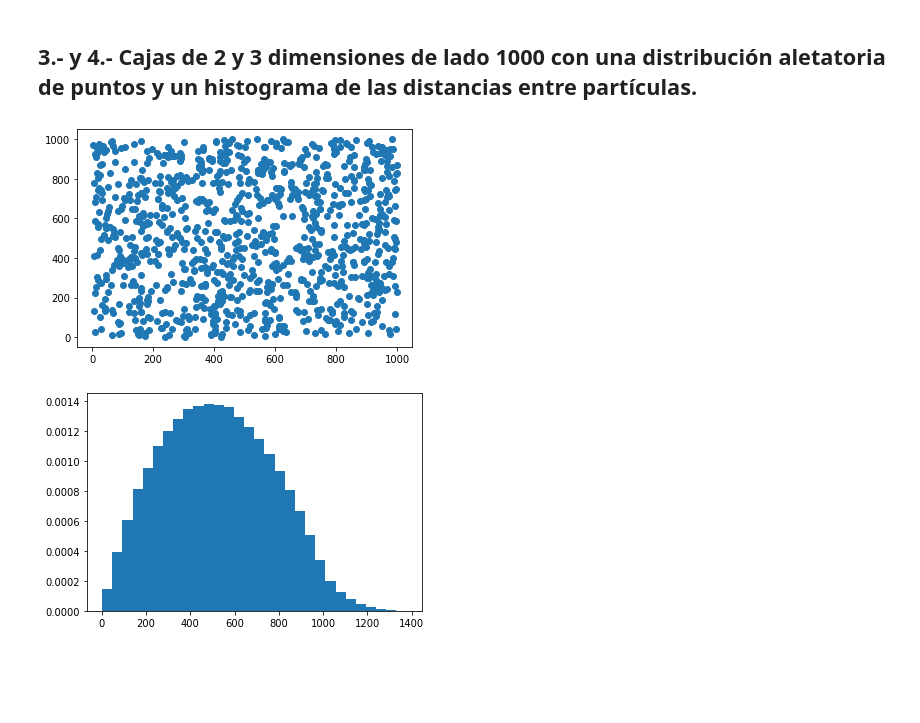
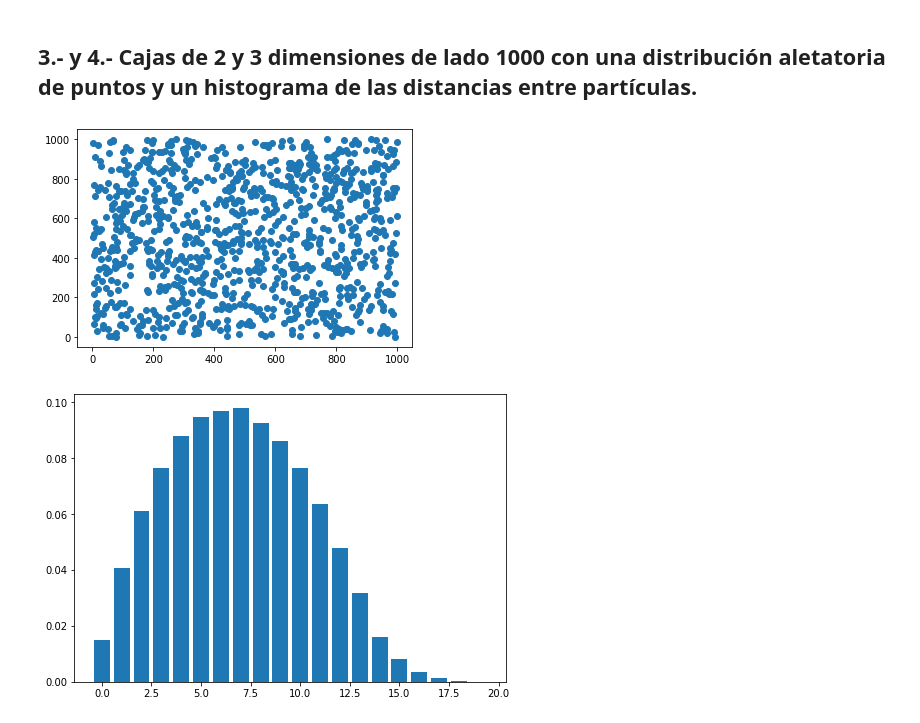
Before and after one commit to LabAvanzadoCosmo/ejercicios-FabianHdzGtz, a Jupyter notebook: Ejercicios1/fourier.ipynb, the cells around one changed output. Cells and saved outputs as stored; diff of their text form; code cells hidden in the pictures; blank space fills up the shorter version.

```diff
--- a/Ejercicios1/fourier.ipynb
+++ b/Ejercicios1/fourier.ipynb
@@ -168,26 +168,38 @@ Los datos obtenidos de la función fft de la paquetería SciPy están en "orden
 # %% [markdown]
 ## 3.- y 4.- Cajas de 2 y 3 dimensiones de lado 1000 con una distribución aletatoria de puntos y un histograma de las distancias entre partículas.
 # %%
+L=1000.0
+num_bins=20
+rango=np.sqrt(2)*L/num_bins
+bins = [[i*rango +0.001, (i+1)*rango] for i in range(num_bins)]
+cuentas = [0 for i in bins]
+
 
 M=1000
 r= np.zeros(shape=(M,2), dtype=float)
-r[:,0]=np.random.uniform(0.0,1000.0 ,M)
-r[:,1] = np.random.uniform(0.0,1000.0 ,M)
+r[:,0]=np.random.uniform(0.0,L ,M)
+r[:,1] = np.random.uniform(0.0,L ,M)
 ax = plt.axes()
 ax.scatter(r[:,0], r[:,1]);
 plt.show()
 
-D=np.zeros(shape=(M,M), dtype=float)
 for i in range(M):
     for j in range(i+1,M):
         dr = r[j]-r[i]
-        D[i,j] = np.sqrt(sum(dr*dr))
+        Dr = np.sqrt(sum(dr*dr))
+        bin_number = int(Dr // rango)
+        cuentas[bin_number] += 1
 
-iu1 = np.triu_indices(M,k=1) #sólo consideramos los indices de la matriz triangular superior ya que el resto son ceros
-plt.hist(D[iu1],bins=30,density=True)
+cuentas_norm=2*np.array(cuentas)/ (M*(M-1))
+
+fig = plt.figure()
+ax = fig.add_axes([0,0,1,1])
+langs = np.arange(num_bins)
+
+ax.bar(langs,cuentas_norm, width = 0.8)
 plt.show()
 # %% [output]
-[figure, old version]
+[figure, new version]
-[figure, old version]
+[figure, new version]
 # %%
 
```
Also changed, not shown: parts of 1 cell of this notebook.
